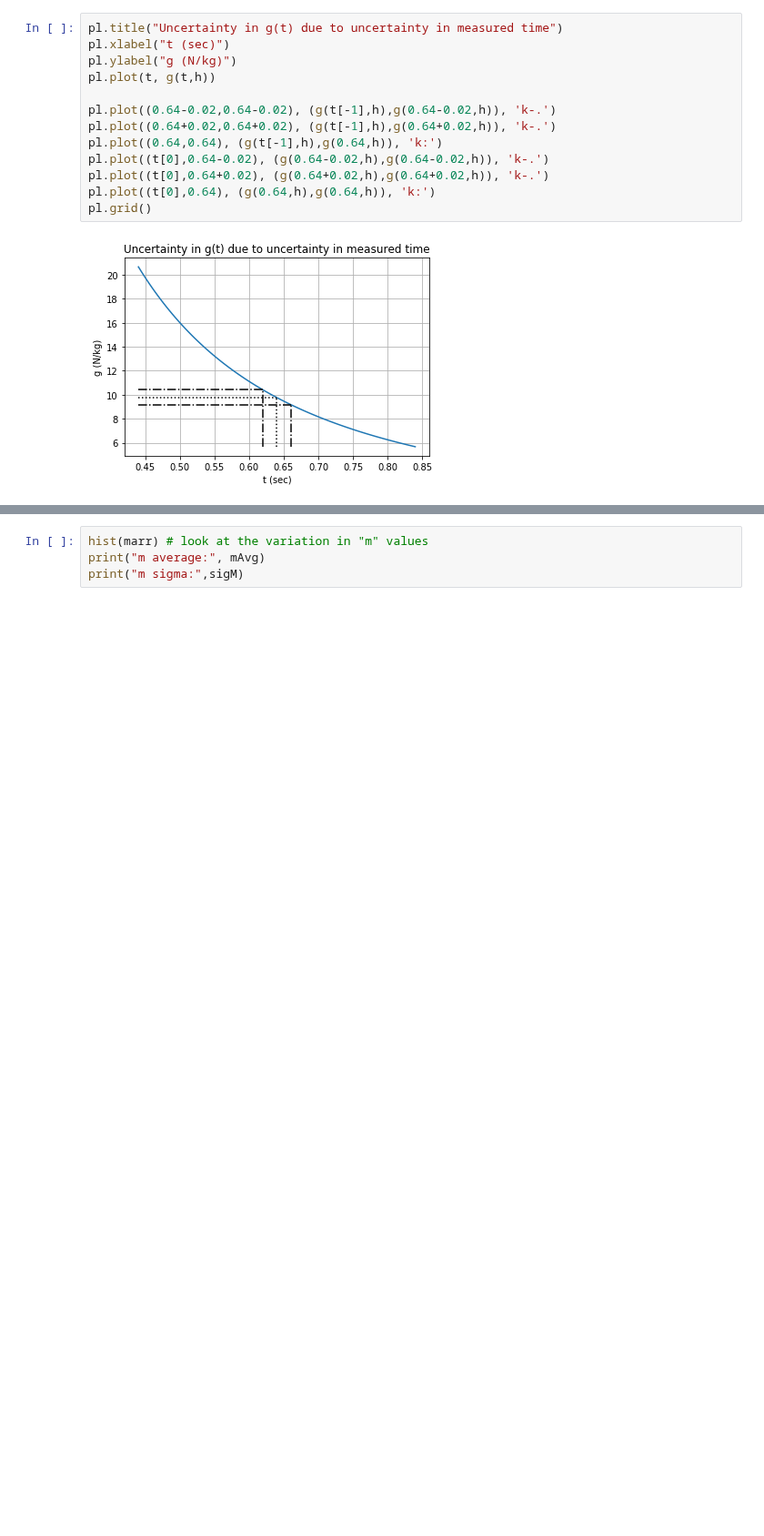
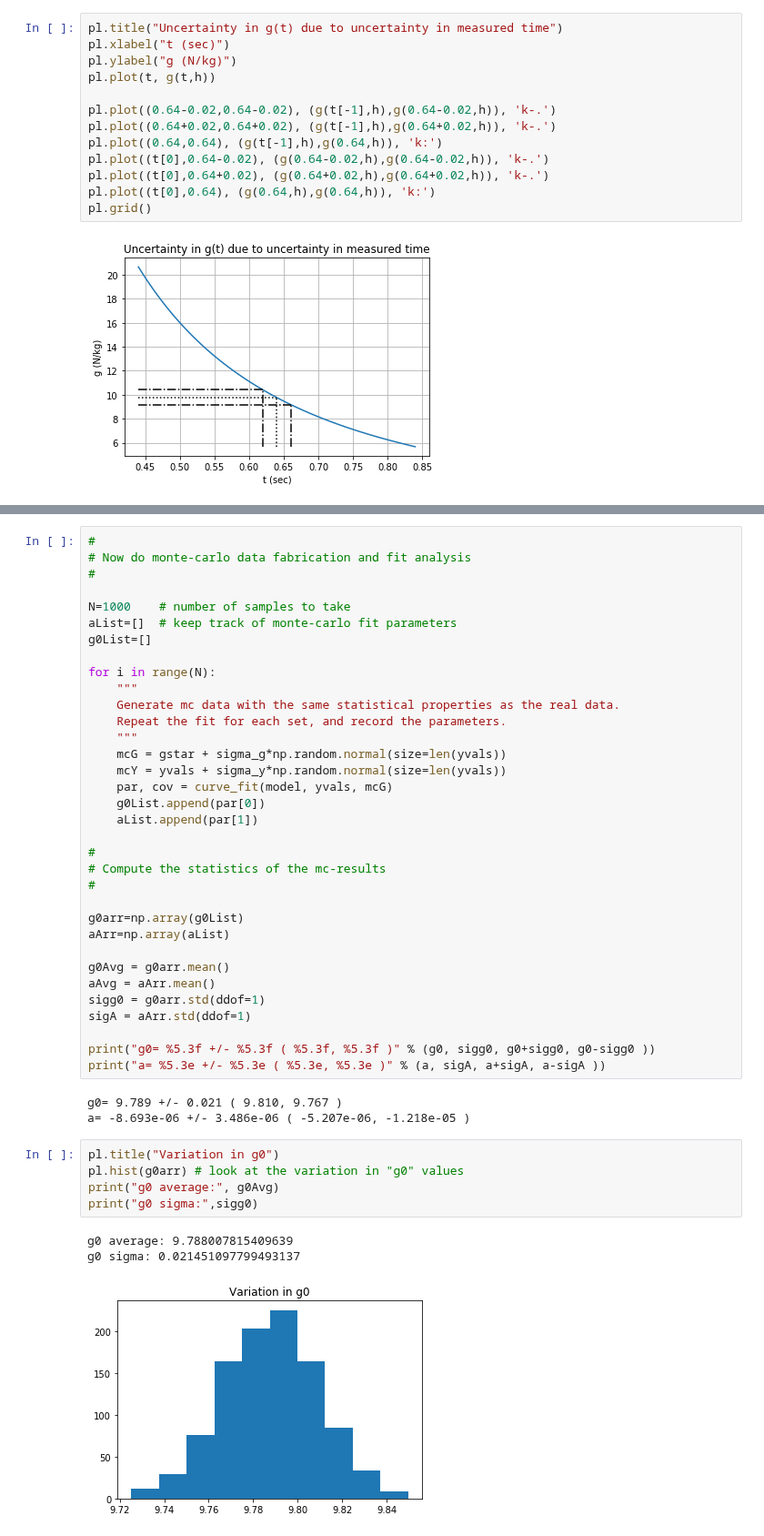
Before and after one commit to sspickle/instrumentation-projects, a Jupyter notebook: proj7/Stats-p7.ipynb, the cells around one changed output, grey strips where cells are left out. Shown at 91% size. Cells and saved outputs as stored; diff of their text form; blank space fills up the shorter version.

```diff
--- a/proj7/Stats-p7.ipynb
+++ b/proj7/Stats-p7.ipynb
@@ -137,5 +181,47 @@ print("sqrt(cov[0,0]) (should be sigma b)", sqrt(fcov[0,0]))
+# %%
+#
+# Now do monte-carlo data fabrication and fit analysis
+#
+
+N=1000    # number of samples to take
+aList=[]  # keep track of monte-carlo fit parameters
+g0List=[]
+
+for i in range(N):
+    """
+    Generate mc data with the same statistical properties as the real data.
+    Repeat the fit for each set, and record the parameters.
+    """
+    mcG = gstar + sigma_g*np.random.normal(size=len(yvals))
+    mcY = yvals + sigma_y*np.random.normal(size=len(yvals))
+    par, cov = curve_fit(model, yvals, mcG)
+    g0List.append(par[0])
+    aList.append(par[1])
+
+#
+# Compute the statistics of the mc-results
+#
+
+g0arr=np.array(g0List)
+aArr=np.array(aList)
+
+g0Avg = g0arr.mean()
+aAvg = aArr.mean()
+sigg0 = g0arr.std(ddof=1)
+sigA = aArr.std(ddof=1)
+
+print("g0= %5.3f +/- %5.3f ( %5.3f, %5.3f )" % (g0, sigg0, g0+sigg0, g0-sigg0 ))
+print("a= %5.3e +/- %5.3e ( %5.3e, %5.3e )" % (a, sigA, a+sigA, a-sigA ))
+# %% [output]
+g0= 9.789 +/- 0.021 ( 9.810, 9.767 )
+a= -8.693e-06 +/- 3.486e-06 ( -5.207e-06, -1.218e-05 )
 # %%
-hist(marr) # look at the variation in "m" values
-print("m average:", mAvg)
-print("m sigma:",sigM)
+pl.title("Variation in g0")
+pl.hist(g0arr) # look at the variation in "g0" values
+print("g0 average:", g0Avg)
+print("g0 sigma:",sigg0)
+# %% [output]
+g0 average: 9.788007815409639
+g0 sigma: 0.021451097799493137
+[figure, added]
 # %%
```
Also changed, not shown: parts of 8 cells of this notebook, 1 other file.
